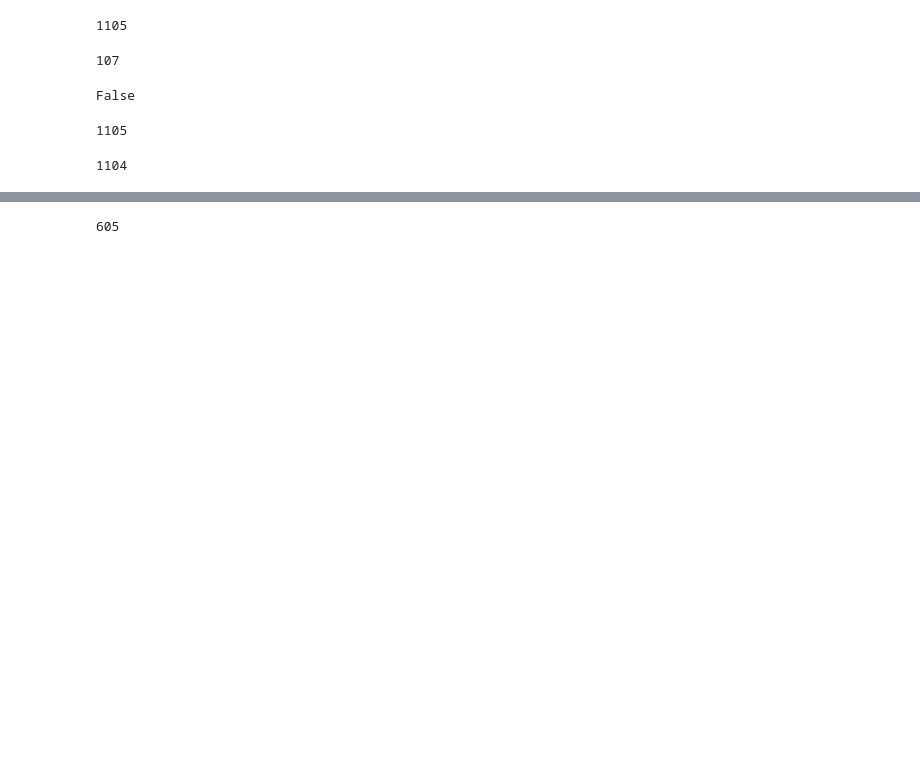
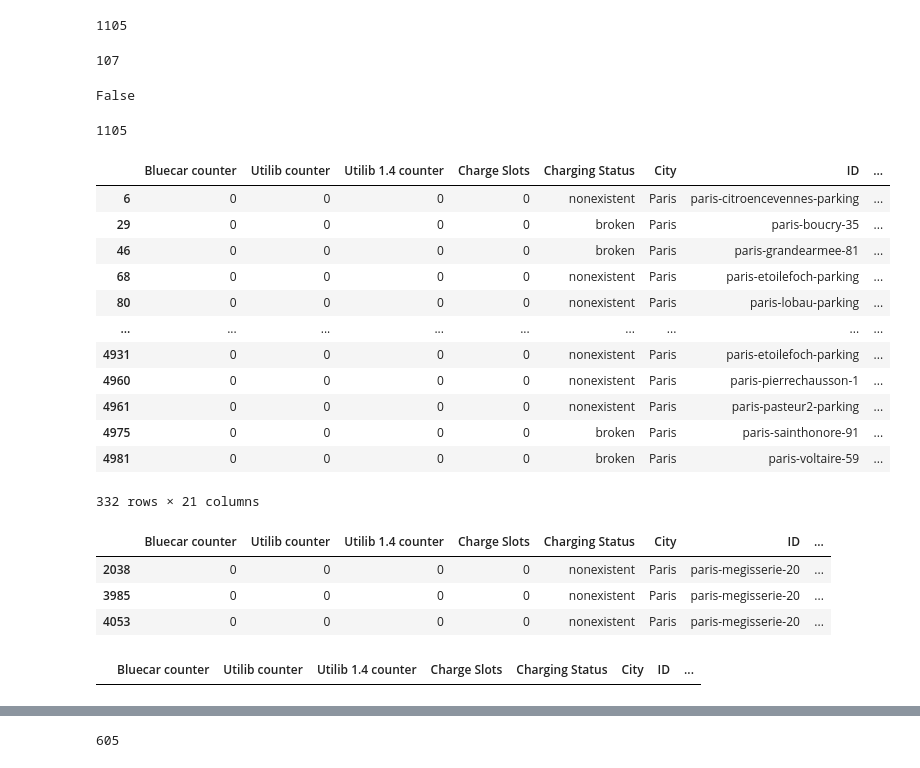
Before and after one commit to C-HARRIETH/AUTOLIB-ANALYSIS, a Jupyter notebook: Moringa_Data_Science_Prep_W4_Independent_Project_2021_02_Chebet_Harrieth_Python_Notebook.ipynb, the cells around one changed output, grey strips where cells are left out. Cells and saved outputs as stored; diff of their text form; code cells hidden in the pictures; blank space fills up the shorter version.

```diff
--- a/Moringa_Data_Science_Prep_W4_Independent_Project_2021_02_Chebet_Harrieth_Python_Notebook.ipynb
+++ b/Moringa_Data_Science_Prep_W4_Independent_Project_2021_02_Chebet_Harrieth_Python_Notebook.ipynb
@@ -192,8 +211,43 @@ False
 len(list(autolib['ID'].unique()))
 # %% [output]
 1105
-# %%
-# number of unique addresses
-len(list(autolib['Address'].unique()))
-# %% [output]
-1104
+# %%
+# Checking for validity of the data
+# Broken stations cannot have cars being used in the station.
+
+Broken= autolib['Rental status'] =='broken'
+autolib[Broken]
+# %% [output]
+|  | Bluecar counter | Utilib counter | Utilib 1.4 counter | Charge Slots | Charging Status | City | ID | ... |
+| 6 | 0 | 0 | 0 | 0 | nonexistent | Paris | paris-citroencevennes-parking | ... |
+| 29 | 0 | 0 | 0 | 0 | broken | Paris | paris-boucry-35 | ... |
+| 46 | 0 | 0 | 0 | 0 | broken | Paris | paris-grandearmee-81 | ... |
+| 68 | 0 | 0 | 0 | 0 | nonexistent | Paris | paris-etoilefoch-parking | ... |
+| 80 | 0 | 0 | 0 | 0 | nonexistent | Paris | paris-lobau-parking | ... |
+| ... | ... | ... | ... | ... | ... | ... | ... | ... |
+| 4931 | 0 | 0 | 0 | 0 | nonexistent | Paris | paris-etoilefoch-parking | ... |
+| 4960 | 0 | 0 | 0 | 0 | nonexistent | Paris | paris-pierrechausson-1 | ... |
+| 4961 | 0 | 0 | 0 | 0 | nonexistent | Paris | paris-pasteur2-parking | ... |
+| 4975 | 0 | 0 | 0 | 0 | broken | Paris | paris-sainthonore-91 | ... |
+| 4981 | 0 | 0 | 0 | 0 | broken | Paris | paris-voltaire-59 | ... |
+332 rows × 21 columns
+# %%
+# Kind column, CENTER has no resources at all.
+
+Center = autolib['Kind'] == 'CENTER'
+
+autolib[Center]
+# %% [output]
+|  | Bluecar counter | Utilib counter | Utilib 1.4 counter | Charge Slots | Charging Status | City | ID | ... |
+| 2038 | 0 | 0 | 0 | 0 | nonexistent | Paris | paris-megisserie-20 | ... |
+| 3985 | 0 | 0 | 0 | 0 | nonexistent | Paris | paris-megisserie-20 | ... |
+| 4053 | 0 | 0 | 0 | 0 | nonexistent | Paris | paris-megisserie-20 | ... |
+# %%
+# Further validation of data
+# Charging status whose slots are 'future' cannot have resources
+
+Future = autolib['Charging Status'] == 'future'
+
+autolib[Future]
+# %% [output]
+|  | Bluecar counter | Utilib counter | Utilib 1.4 counter | Charge Slots | Charging Status | City | ID | ... |
```
Also changed, not shown: parts of 33 cells of this notebook.
